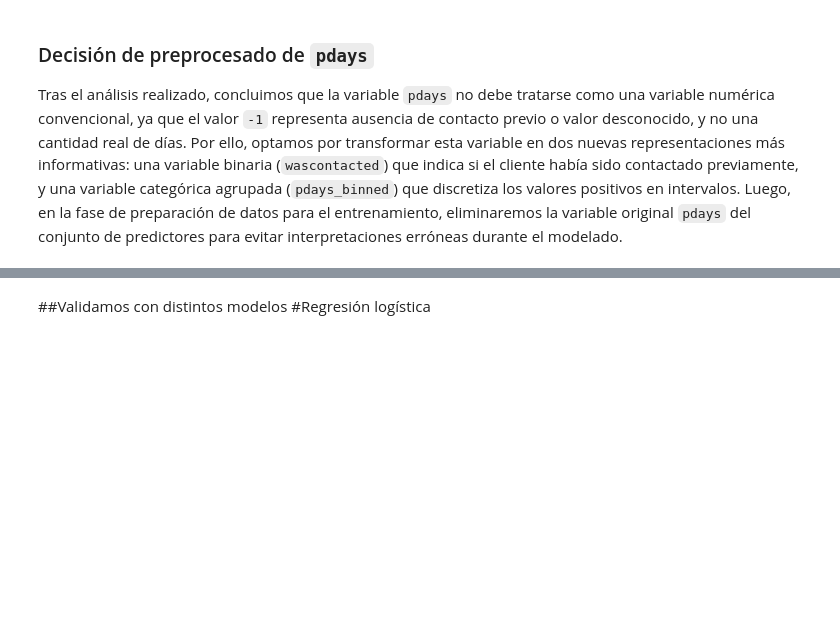
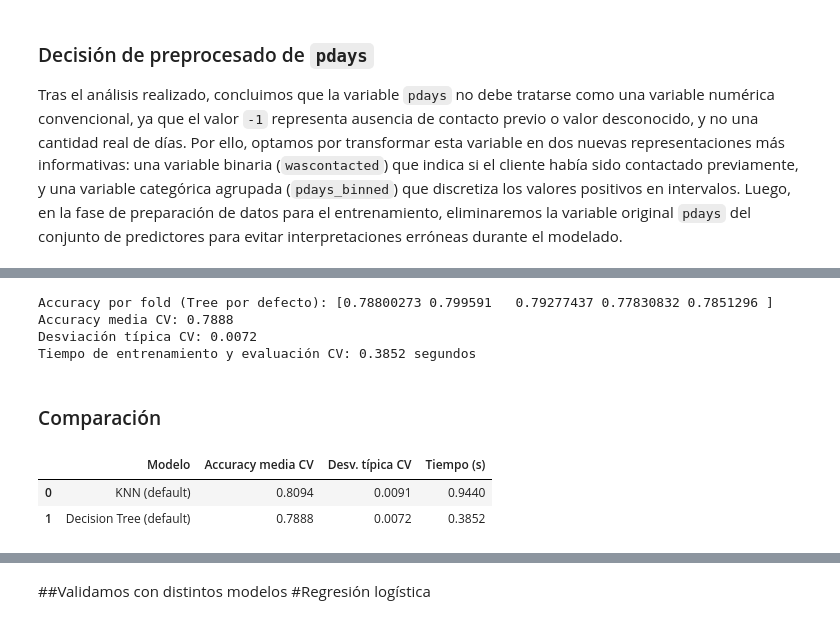
Before and after one commit to 100499078/AA_Practica1, a Jupyter notebook: notebooks/01_eda_y_modelado.ipynb, the cells around one changed output, grey strips where cells are left out. Saved outputs shown, nothing was run; the diff lists cells and outputs as text; code cells hidden in the pictures; blank space fills up the shorter version.

```diff
--- a/notebooks/01_eda_y_modelado.ipynb
+++ b/notebooks/01_eda_y_modelado.ipynb
@@ -356,0 +491,61 @@ preprocessor = ColumnTransformer(
+# %%
+# Pipeline de Tree
+from sklearn.tree import DecisionTreeClassifier
+
+preprocessor_tree = ColumnTransformer(
+    transformers=[
+        ('num', 'passthrough', num_cols),
+        ('cat', OneHotEncoder(handle_unknown='ignore'), cat_cols)
+    ]
+)
+
+pipe_tree_default = Pipeline([
+    ('preprocessing', preprocessor_tree),
+    ('model', DecisionTreeClassifier(random_state=SEED))
+])
+
+# Evaluación
+inicio_tree = time.time()
+scores_tree_default = cross_val_score(
+    pipe_tree_default,
+    X_train,
+    y_train,
+    cv=cv_inner,
+    scoring='accuracy',
+    n_jobs=-1
+)
+fin_tree = time.time()
+tiempo_tree_default = fin_tree - inicio_tree
+
+print("Accuracy por fold (Tree por defecto):", scores_tree_default)
+print(f"Accuracy media CV: {scores_tree_default.mean():.4f}")
+print(f"Desviación típica CV: {scores_tree_default.std():.4f}")
+print(f"Tiempo de entrenamiento y evaluación CV: {tiempo_tree_default:.4f} segundos")
+# %% [output]
+Accuracy por fold (Tree por defecto): [0.78800273 0.799591   0.79277437 0.77830832 0.7851296 ]
+Accuracy media CV: 0.7888
+Desviación típica CV: 0.0072
+Tiempo de entrenamiento y evaluación CV: 0.3852 segundos
+# %% [markdown]
+### Comparación
+# %%
+resultados_modelos_default = pd.DataFrame([
+    {
+        'Modelo': 'KNN (default)',
+        'Accuracy media CV': scores_knn_default.mean(),
+        'Desv. típica CV': scores_knn_default.std(),
+        'Tiempo (s)': tiempo_knn_default
+    },
+    {
+        'Modelo': 'Decision Tree (default)',
+        'Accuracy media CV': scores_tree_default.mean(),
+        'Desv. típica CV': scores_tree_default.std(),
+        'Tiempo (s)': tiempo_tree_default
+    }
+])
+
+display(resultados_modelos_default.round(4))
+# %% [output]
+|  | Modelo | Accuracy media CV | Desv. típica CV | Tiempo (s) |
+| 0 | KNN (default) | 0.8094 | 0.0091 | 0.9440 |
+| 1 | Decision Tree (default) | 0.7888 | 0.0072 | 0.3852 |
```
Also changed, not shown: parts of 28 cells of this notebook.
